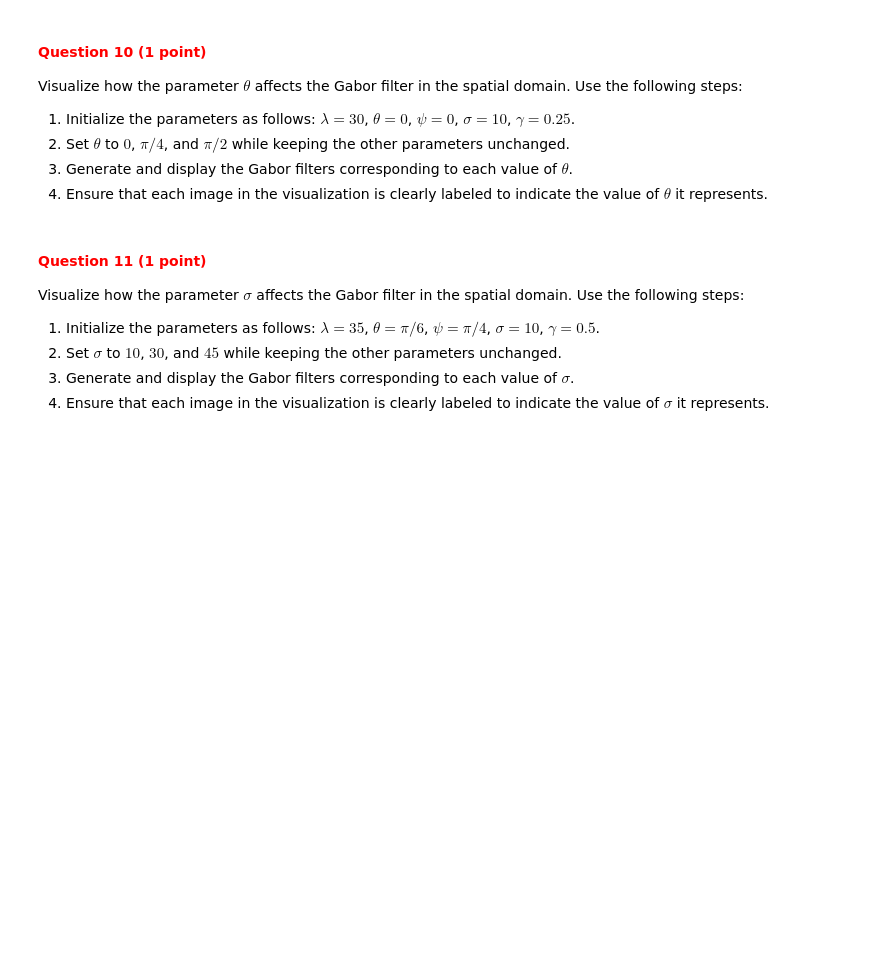
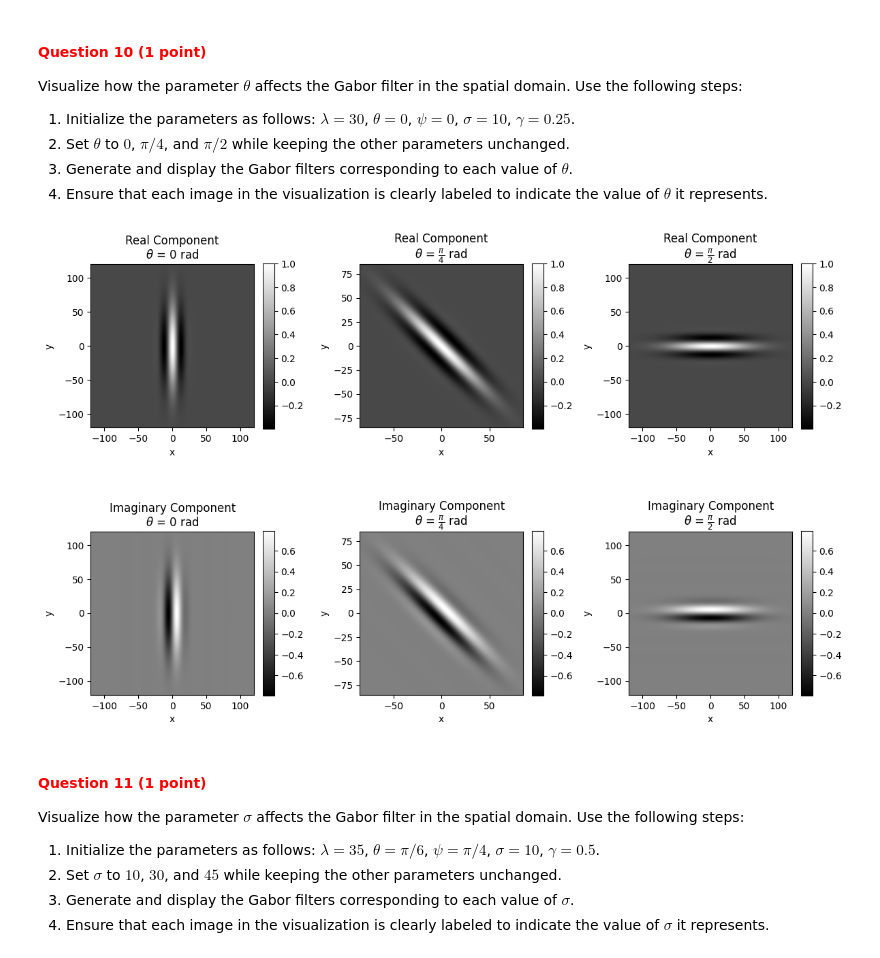
Before and after one commit to adambujna/cv1-lab-2, a Jupyter notebook: cv1-lab-2-adam.ipynb, the cells around one changed output. Saved outputs shown, nothing was run; the diff lists cells and outputs as text; code cells hidden in the pictures; blank space fills up the shorter version.

```diff
--- a/cv1-lab-2-adam.ipynb
+++ b/cv1-lab-2-adam.ipynb
@@ -447,6 +450,7 @@ def create_cos(rot_x, lamda, psi):
     '''
 
     # YOUR CODE HERE
+    cos_carrier = np.cos((2 * np.pi * rot_x / lamda) + psi)
 
     return cos_carrier
 # %%
@@ -464,6 +468,7 @@ def create_sin(rot_x, lamda, psi):
     '''
 
     # YOUR CODE HERE
+    sin_carrier = np.sin((2 * np.pi * rot_x / lamda) + psi)
 
     return sin_carrier
 # %%
@@ -482,6 +487,7 @@ def create_gauss(rot_x, rot_y, gamma, sigma):
     '''
 
     # YOUR CODE HERE
+    gauss_env = np.exp((-1) * (((rot_x ** 2) + ((gamma ** 2) * (rot_y ** 2))) / (2 * (sigma ** 2))))
 
     return gauss_env
 # %% [markdown]
@@ -521,37 +527,54 @@ def create_gabor(sigma, theta, lambda_, psi, gamma):
     Returns:
         my_gabor: A 3D array of shape [h, w, 2], where the first channel contains the real part and the second channel contains the imaginary part of the Gabor filter.
     '''
+    N_STDS = 3
 
     # Set the aspect ratio.
     # YOUR CODE HERE
+    sigma_x = sigma
+    sigma_y = sigma / gamma
 
     # Generate a grid
     # YOUR CODE HERE
+    x_max = np.ceil(max(np.abs(N_STDS * sigma_x * np.cos(theta)), np.abs(N_STDS * sigma_y * np.sin(theta)), 1))
+    y_max = np.ceil(max(np.abs(N_STDS * sigma_x * np.sin(theta)), np.abs(N_STDS * sigma_y * np.cos(theta)), 1))
 
     # Make sure that we get square filters.
     # YOUR CODE HERE
+    x_max, y_max = max(x_max, y_max), max(x_max, y_max)
 
     # Generate a coordinate system in the range [xmin, xmax] and [ymin, ymax].
     # YOUR CODE HERE
+    coordinate_system = (X, Y) = np.meshgrid(np.arange(-x_max, x_max), np.arange(-y_max, y_max))
 
     # Convert to a 2-by-N matrix where N is the number of pixels in the kernel.
     # YOUR CODE HERE
+    coordinate_matrix = np.vstack((X.ravel(), Y.ravel()))
 
     # Compute the rotation of pixels by theta.
     # YOUR CODE HERE
+    R = generate_rotation_matrix(theta)
+    rotated_coords = R @ coordinate_matrix
+    rot_x, rot_y = rotated_coords[0], rotated_coords[1]
 
     # Create the Gaussian envelope.
     # YOUR CODE HERE
+    gauss_env = create_gauss(rot_x, rot_y, gamma, sigma)
 
     # Create the orthogonal carrier signals.
     # YOUR CODE HERE
+    cos_carrier = create_cos(rot_x, lambda_, psi)
+    sin_carrier = create_sin(rot_x, lambda_, psi)
 
     # Modulate (multiply) Gaussian envelope with the carriers to compute
     # the real and imaginary components of the complex Gabor filter.
     # YOUR CODE HERE
+    g_real = (gauss_env * cos_carrier).reshape(X.shape)
+    g_imag = (gauss_env * sin_carrier).reshape(X.shape)
 
     # Pack my_gabor_real and my_gabor_imaginary into my_gabor.
     # YOUR CODE HERE
+    my_gabor = np.stack((g_real, g_imag), axis=-1)
 
     return my_gabor
 # %% [markdown]
@@ -569,3 +590,41 @@ Visualize how the parameter $\theta$ affects the Gabor filter in the spatial dom
+# %%
+# YOUR CODE HERE
+lambda_0 = 30
+psi_0 = 0
+sigma_0 = 10
+gamma_0 = 0.25
+theta_range = [0, np.pi/4, np.pi/2]
+theta_names = [0, "$\\frac{\\pi}{4}$", "$\\frac{\\pi}{2}$"]
+
+fig, axes = plt.subplots(2, 3, figsize=(12, 8))
+for i, theta_0 in enumerate(theta_range):
+    gabor_filter = create_gabor(sigma_0, theta_0, lambda_0, psi_0, gamma_0)
+    real_part = gabor_filter[:, :, 0]
+    imaginary_part = gabor_filter[:, :, 1]
+    # Plot real part
+    ax_real = axes[0, i]
+    img = ax_real.imshow(real_part, cmap='gray', extent=[-real_part.shape[1]//2, real_part.shape[1]//2,
+                                                         -real_part.shape[0]//2, real_part.shape[0]//2])
+    ax_real.set_title(f"Real Component\n$\\theta$ = {theta_names[i]} rad")
+    ax_real.set_xlabel("x")
+    ax_real.set_ylabel("y")
+    ax_real.set_aspect('equal')
+    plt.colorbar(img, ax=ax_real, aspect=15, fraction=0.06)
+
+    # Plot imaginary part
+    ax_imag = axes[1, i]
+    img = ax_imag.imshow(imaginary_part, cmap='gray', extent=[-real_part.shape[1]//2, real_part.shape[1]//2,
+                                                              -real_part.shape[0]//2, real_part.shape[0]//2])
+    ax_imag.set_title(f"Imaginary Component\n$\\theta$ = {theta_names[i]} rad")
+    ax_imag.set_xlabel("x")
+    ax_imag.set_ylabel("y")
+    ax_imag.set_aspect('equal')
+    plt.colorbar(img, ax=ax_imag, aspect=15, fraction=0.06)
+
+plt.tight_layout()
+plt.show()
+# %% [output]
+[figure, added]
 # %% [markdown]
 <a id="question-11"></a>
 #### <font color='#FF0000'>Question 11 (1 point)</font>
```
Also changed, not shown: parts of 8 cells of this notebook.
